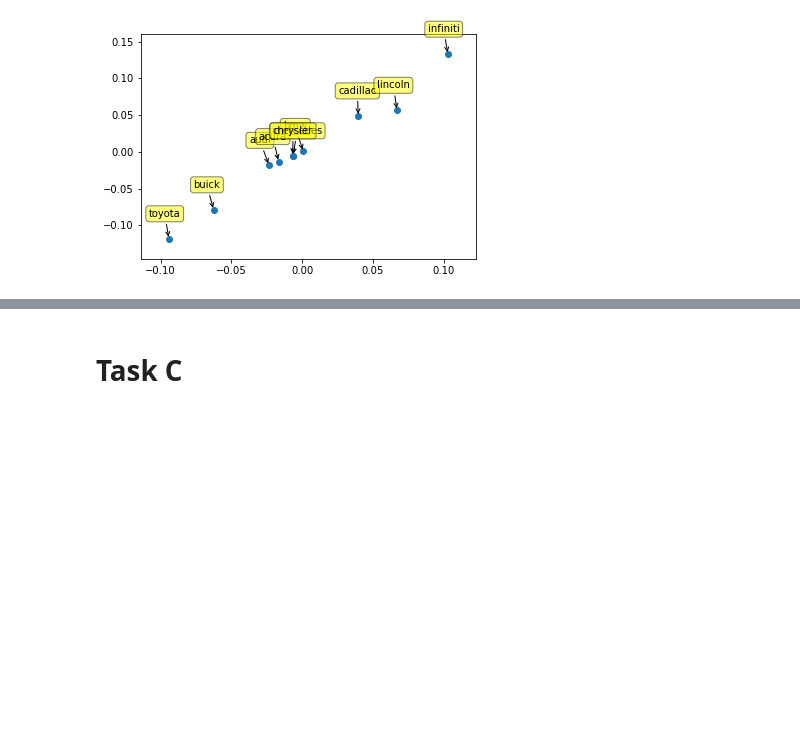
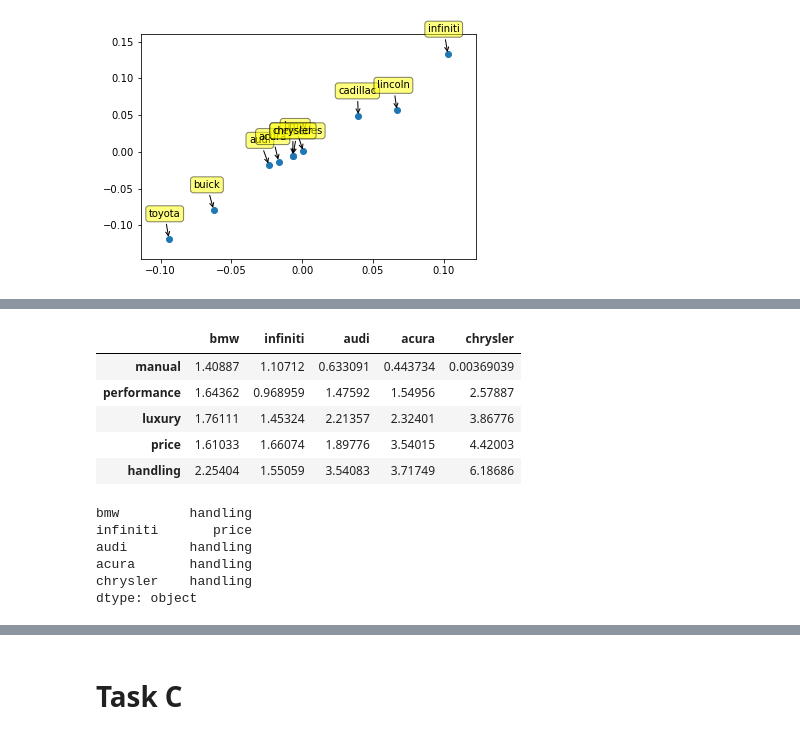
Before and after one commit to p-mckenzie/TextAnalytics, a Jupyter notebook: Assignment_2/Paige analysis.ipynb, the cells around one changed output, grey strips where cells are left out. Saved outputs shown, nothing was run; the diff lists cells and outputs as text; code cells hidden in the pictures; blank space fills up the shorter version.

```diff
--- a/Assignment_2/Paige analysis.ipynb
+++ b/Assignment_2/Paige analysis.ipynb
@@ -203,0 +238,27 @@ Something
+# %%
+brands_midcluster = ['bmw','infiniti','audi','acura','chrysler']
+brands_midcluster = array(brands_midcluster)
+
+midcluster_df = pd.DataFrame(columns=brands_midcluster, index=top_5_attributes)
+
+for attribute, series in list(midcluster_df.iterrows()):
+    for brand in series.index:
+        midcluster_df[brand].loc[attribute] = calc_lift(brand, attribute)
+
+midcluster_df
+# %% [output]
+|  | bmw | infiniti | audi | acura | chrysler |
+| manual | 1.40887 | 1.10712 | 0.633091 | 0.443734 | 0.00369039 |
+| performance | 1.64362 | 0.968959 | 1.47592 | 1.54956 | 2.57887 |
+| luxury | 1.76111 | 1.45324 | 2.21357 | 2.32401 | 3.86776 |
+| price | 1.61033 | 1.66074 | 1.89776 | 3.54015 | 4.42003 |
+| handling | 2.25404 | 1.55059 | 3.54083 | 3.71749 | 6.18686 |
+# %%
+print '\n', midcluster_df.idxmax(axis=0)
+# %% [output]
+bmw         handling
+infiniti       price
+audi        handling
+acura       handling
+chrysler    handling
+dtype: object
```
Also changed, not shown: parts of 6 cells of this notebook.
